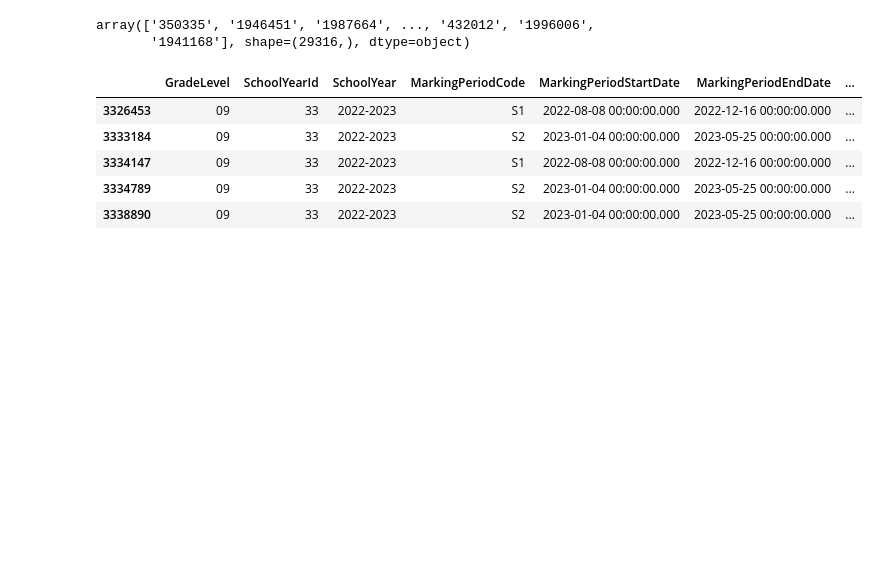
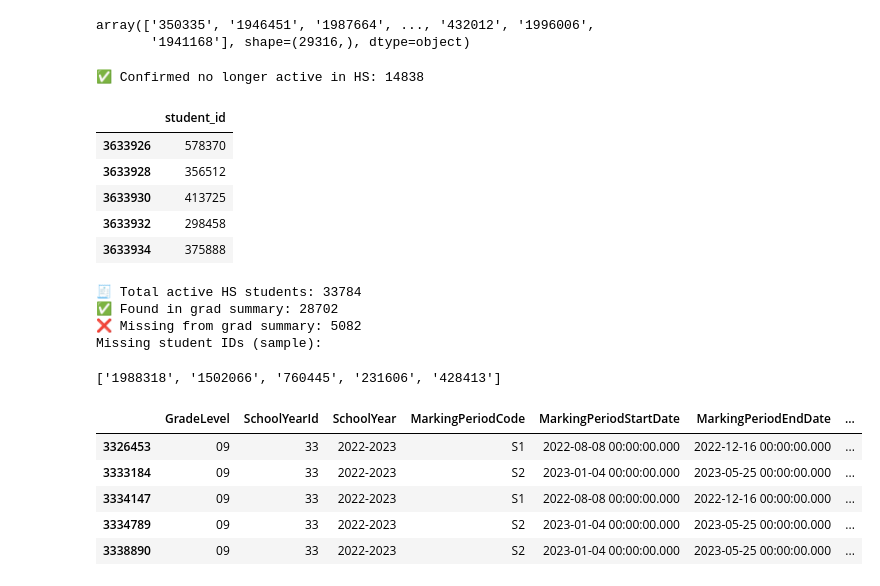
Before and after one commit to bvo0293/PracticumSummer2025, a Jupyter notebook: EDA.ipynb, the cells around one changed output. Drawn from its saved outputs; the diff is of its cells as text; code cells hidden in the pictures; blank space fills up the shorter version.

Commit message:
Refined logic to focus on high school students using GraduationSummary data as primary dataset; excluded others due to lack of full student dataset

```diff
--- a/EDA.ipynb
+++ b/EDA.ipynb
@@ -99,3 +99,52 @@ array(['370673', '311666', '329248', ..., '1988932', '1974938', '1988475'],
       shape=(48622,), dtype=object)
 array(['350335', '1946451', '1987664', ..., '432012', '1996006',
        '1941168'], shape=(29316,), dtype=object)
+# %%
+# Students who appear to have graduated or moved
+graduated_or_moved_ids = set(graduated_students_unique["student_id"])
+
+# Check if they have any courses in 2024-2025
+still_active = hs_grades_cleaned[
+    (hs_grades_cleaned["student_id"].isin(graduated_or_moved_ids)) &
+    (hs_grades_cleaned["SchoolYear"] == "2024-2025")
+][["student_id"]].drop_duplicates()
+
+# Remove confirmed active students from the graduated list
+confirmed_graduated = graduated_students_unique[~graduated_students_unique["student_id"].isin(still_active["student_id"])]
+
+print(f"✅ Confirmed no longer active in HS: {len(confirmed_graduated)}")
+display(confirmed_graduated.head())
+# %% [output]
+✅ Confirmed no longer active in HS: 14838
+|  | student_id |
+| 3633926 | 578370 |
+| 3633928 | 356512 |
+| 3633930 | 413725 |
+| 3633932 | 298458 |
+| 3633934 | 375888 |
+# %%
+# Step 1: Get active high school student IDs (excluding confirmed graduates)
+active_students = hs_grades_cleaned[~hs_grades_cleaned["student_id"].isin(confirmed_graduated["student_id"])]
+active_student_ids = set(active_students["student_id"])
+
+# Step 2: Get all student IDs from grad_summary_cleaned
+grad_summary_ids = set(grad_summary_cleaned["student_id"])
+
+# Step 3: Find any missing students
+missing_students = active_student_ids - grad_summary_ids
+
+# Step 4: Display results
+print(f"🧾 Total active HS students: {len(active_student_ids)}")
+print(f"✅ Found in grad summary: {len(active_student_ids) - len(missing_students)}")
+print(f"❌ Missing from grad summary: {len(missing_students)}")
+
+# Optional: Display sample missing IDs
+if missing_students:
+    print("Missing student IDs (sample):")
+    display(list(missing_students)[:5])
+# %% [output]
+🧾 Total active HS students: 33784
+✅ Found in grad summary: 28702
+❌ Missing from grad summary: 5082
+Missing student IDs (sample):
+['1988318', '1502066', '760445', '231606', '428413']
```
Also changed, not shown: parts of 1 cell of this notebook.
